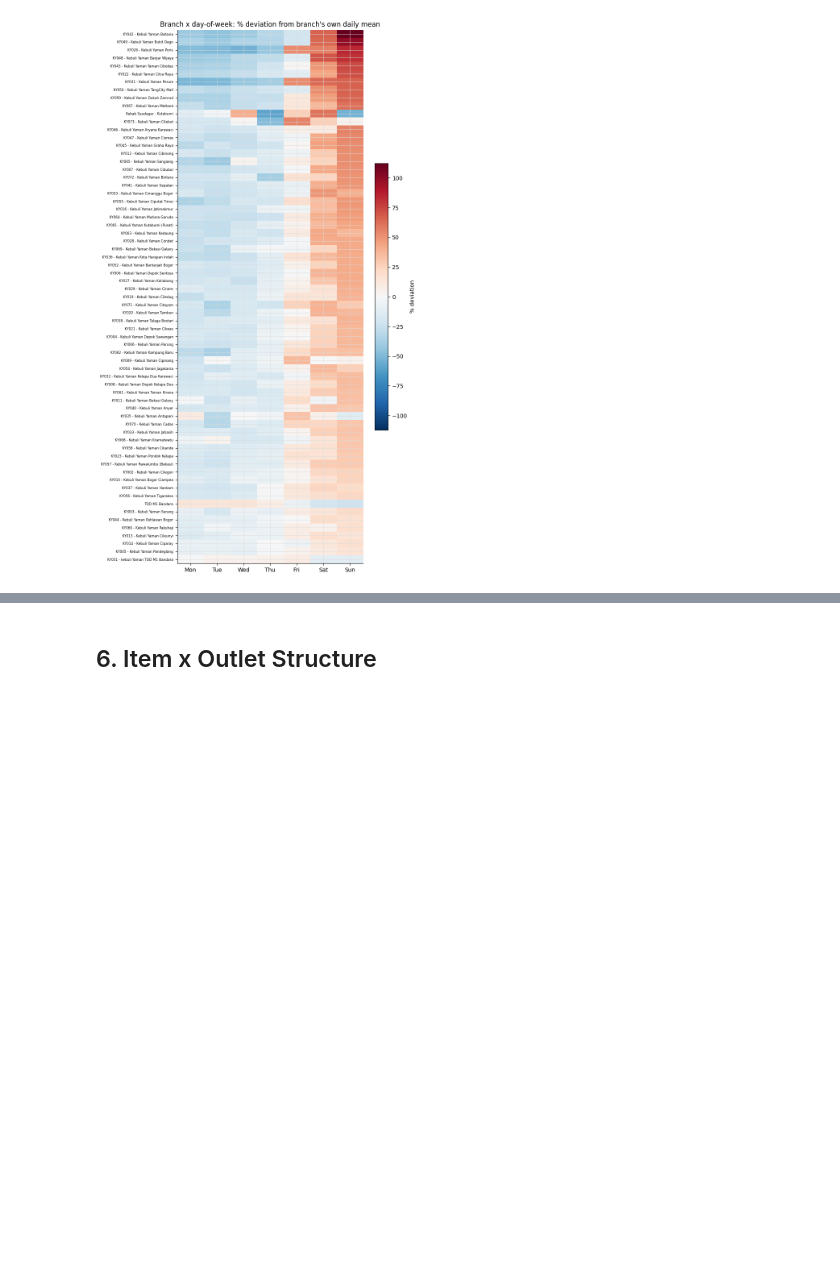
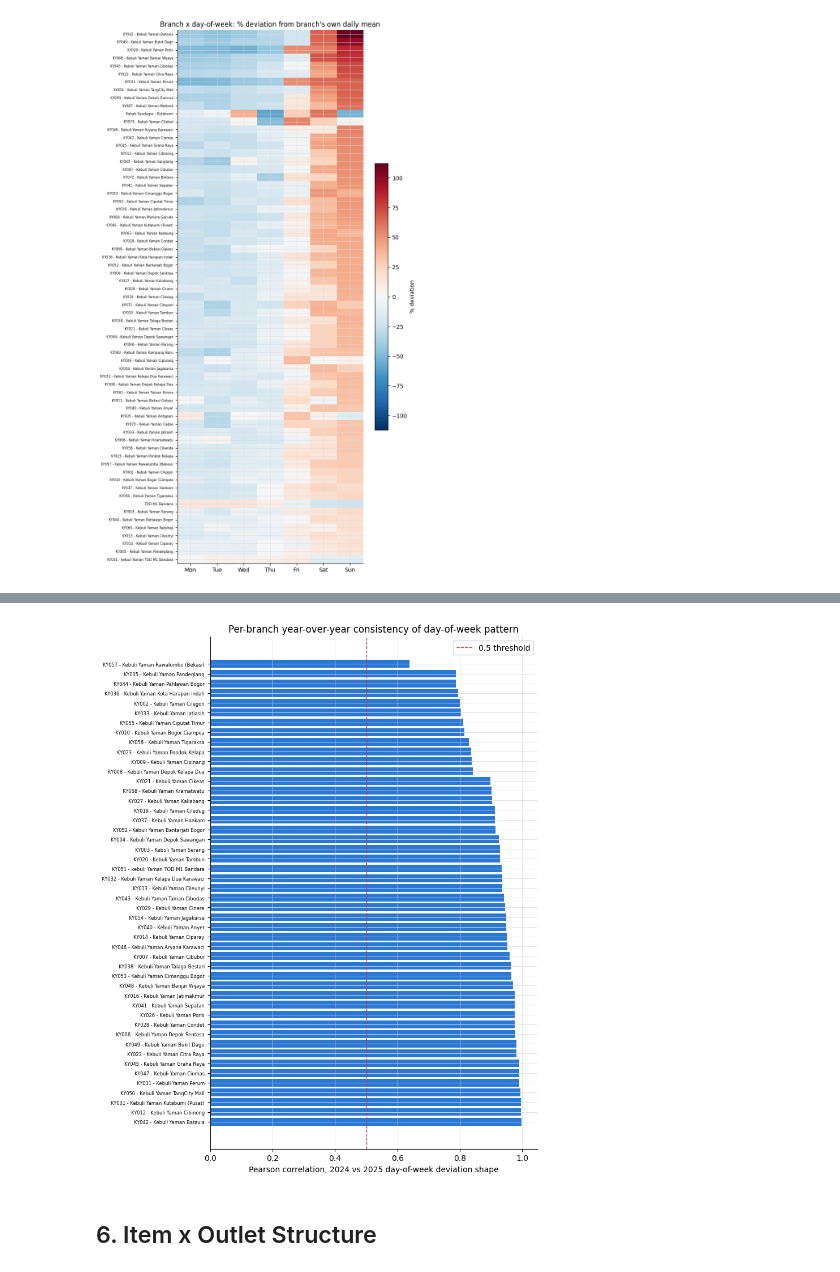
Before and after one commit to ramapdp/forecast-scm, a Jupyter notebook: notebook/eda.ipynb, the cells around one changed output, grey strips where cells are left out. Saved outputs shown, nothing was run; the diff lists cells and outputs as text; code cells hidden in the pictures; blank space fills up the shorter version.

```diff
--- a/notebook/eda.ipynb
+++ b/notebook/eda.ipynb
@@ -623,3 +692,15 @@ plt.show()
+# %%
+fig, ax = plt.subplots(figsize=(8, 10))
+ax.barh(branch_corr.index, branch_corr.values, color=BLUE)
+ax.axvline(0.5, color="#c0392b", linestyle="--", linewidth=1, label="0.5 threshold")
+ax.set_xlabel("Pearson correlation, 2024 vs 2025 day-of-week deviation shape")
+ax.set_title("Per-branch year-over-year consistency of day-of-week pattern")
+ax.tick_params(axis="y", labelsize=6)
+ax.legend()
+plt.tight_layout()
+plt.show()
+# %% [output]
+[figure, added]
 # %% [markdown]
 ## 6. Item x Outlet Structure
 # %%
```
Also changed, not shown: parts of 3 cells of this notebook, 12 other files.
